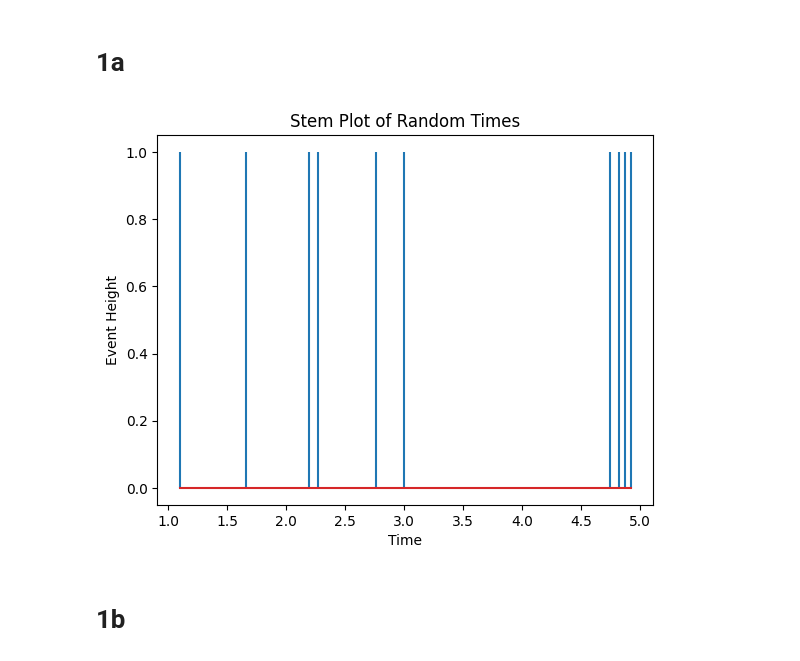
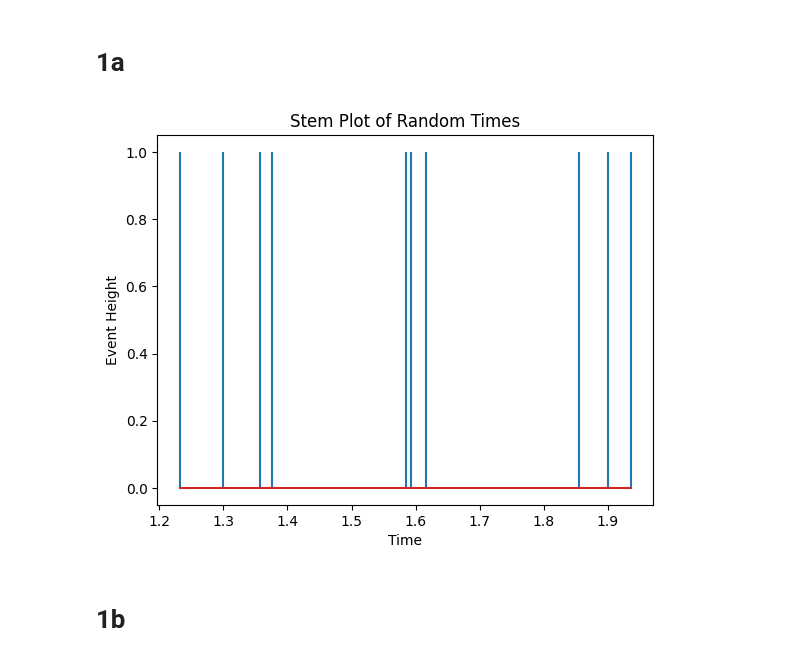
Before and after one commit to RyanL72/CSDS_364, a Jupyter notebook: Assignment_A2b/A2b_rhl72.ipynb, the cells around one changed output. Drawn from its saved outputs; the diff is of its cells as text; code cells hidden in the pictures.

```diff
--- a/Assignment_A2b/A2b_rhl72.ipynb
+++ b/Assignment_A2b/A2b_rhl72.ipynb
@@ -3,10 +3,9 @@ from A2b_rhl72 import *
 # %% [markdown]
 # 1a
 # %%
-t_array = randtimes(10,1,5)
-
-plotflash(t_array)
+t = randtimes(10, t1=1, t2=2)
+plotflash(t)
 # %% [output]
-[figure, old version]
+[figure, new version]
 # %% [markdown]
 # 1b
```
Also changed, not shown: parts of 2 cells of this notebook, 2 other files.
